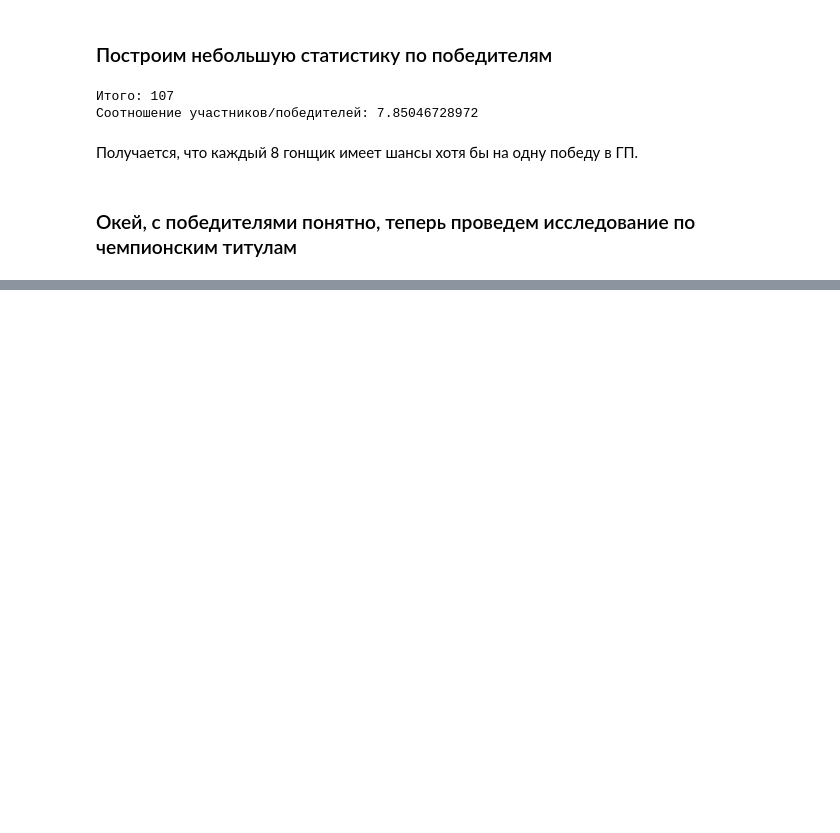
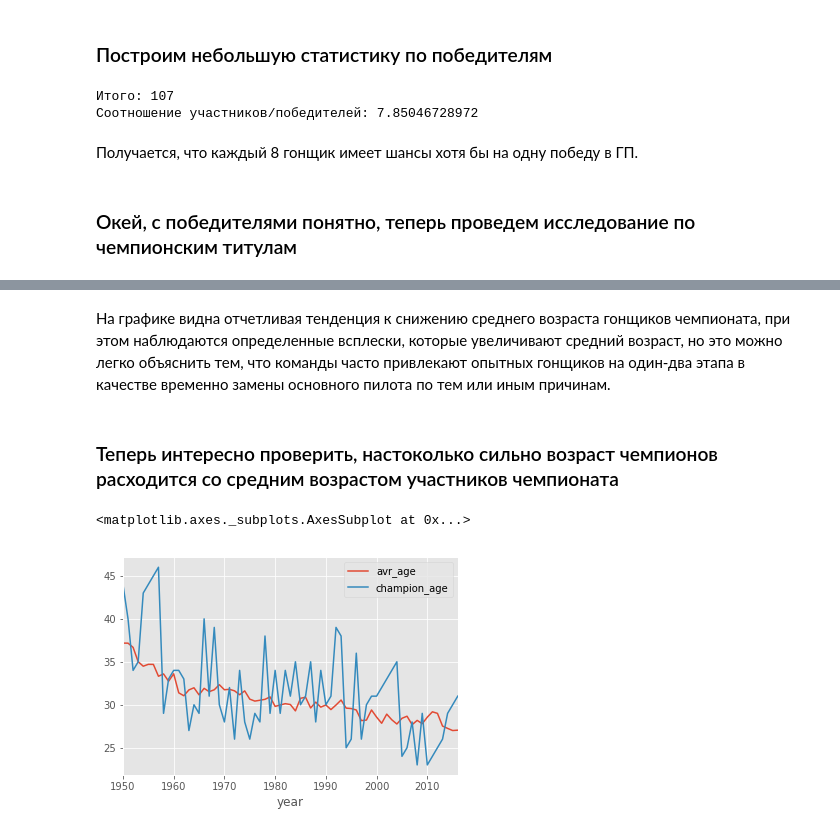
Before and after one commit to AndrewLrrr/otus-python, a Jupyter notebook: hw8/Formula-one-historical-analysis.ipynb, the cells around one changed output, grey strips where cells are left out. Drawn from its saved outputs; the diff is of its cells as text; code cells hidden in the pictures; blank space fills up the shorter version.

```diff
--- a/hw8/Formula-one-historical-analysis.ipynb
+++ b/hw8/Formula-one-historical-analysis.ipynb
@@ -219,3 +318,9 @@ print 'Соотношение участников/победителей: {}'.f
 Получается, что каждый 8 гонщик имеет шансы хотя бы на одну победу в ГП.
 # %% [markdown]
 ### Окей, с победителями понятно, теперь проведем исследование по чемпионским титулам
+# %%
+champions = driver_standings[(driver_standings.position == 1) & (driver_standings.year < 2017)] \
+    .sort_values('round', ascending=False) \
+    .drop_duplicates(subset=['year'])[['year', 'driver', 'driverRef']]
+
+champions.sort_values('year', ascending=False).driver.value_counts()
@@ -221,0 +347,11 @@ print 'Соотношение участников/победителей: {}'.f
+# %%
+winners = drivers_results[(drivers_results.position == 1) & (drivers_results.year < 2017)][['driver']]
+winners['wins'] =  winners.groupby('driver')['driver'].transform('count')
+winners = winners.drop_duplicates(subset=['driver'])[['driver', 'wins']]
+
+champions['titles'] = champions.groupby('driver')['driver'].transform('count')
+
+champions_total = champions.merge(winners, on='driver', how='inner')
+champions_total['wins_per_title'] = champions_total['wins'] // champions_total['titles']
+champions_total = champions_total.drop_duplicates(subset=['driver'])[['driver', 'wins', 'titles', 'wins_per_title']]
+champions_total.sort_values('wins_per_title')
@@ -221,0 +448,21 @@ print 'Соотношение участников/победителей: {}'.f
+# %% [markdown]
+На графике видна отчетливая тенденция к снижению среднего возраста гонщиков чемпионата, при этом наблюдаются определенные всплески, которые увеличивают средний возраст, но это можно легко объяснить тем, что команды часто привлекают опытных гонщиков на один-два этапа в качестве временно замены основного пилота по тем или иным причинам.
+# %% [markdown]
+### Теперь интересно проверить, настоколько сильно возраст чемпионов расходится со средним возрастом участников чемпионата
+# %%
+champions_data = champions.merge(drivers, on='driverRef', how='inner')[
+    ['year', 'driver', 'driverRef', 'dob']
+]
+
+champions_data['dob'] = champions_data['dob'].apply(lambda x: int(x.split('-')[0]))
+champions_data['age'] = champions_data['year'] - champions_data['dob']
+
+champions_data = champions_data.rename(columns={'age': 'champion_age'})[['year', 'champion_age']]
+
+drivers_and_champions_age = pd.merge(drivers_during_the_season, champions_data, on='year', how='inner')
+
+drivers_and_champions_age['avr_age'] = drivers_and_champions_age.groupby('year')['age'].transform('mean')
+drivers_and_champions_age.sort_values('year').plot(x='year', y=['avr_age', 'champion_age'])
+# %% [output]
+<matplotlib.axes._subplots.AxesSubplot at 0x...>
+[figure, added]
```
Also changed, not shown: parts of 31 cells of this notebook.
